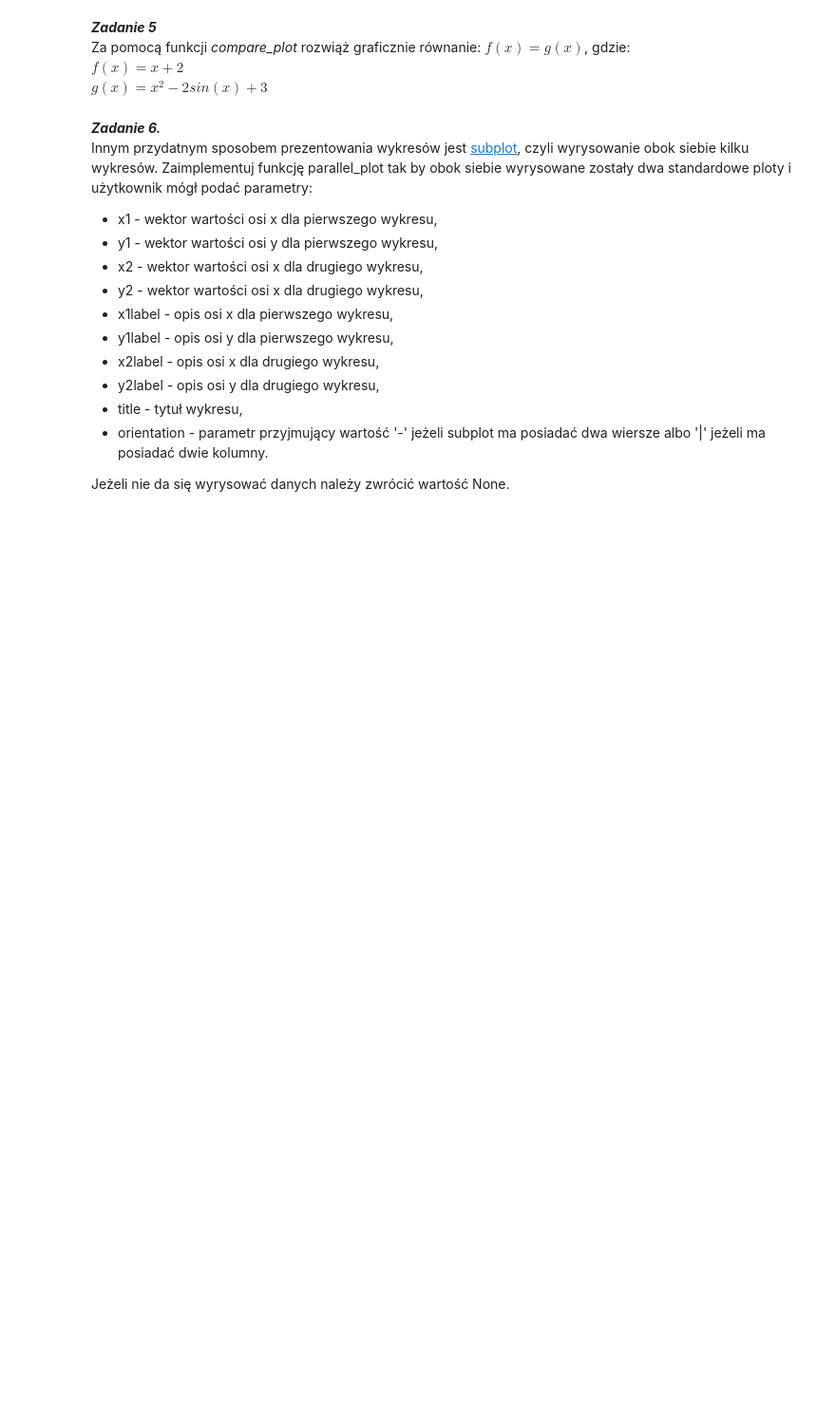
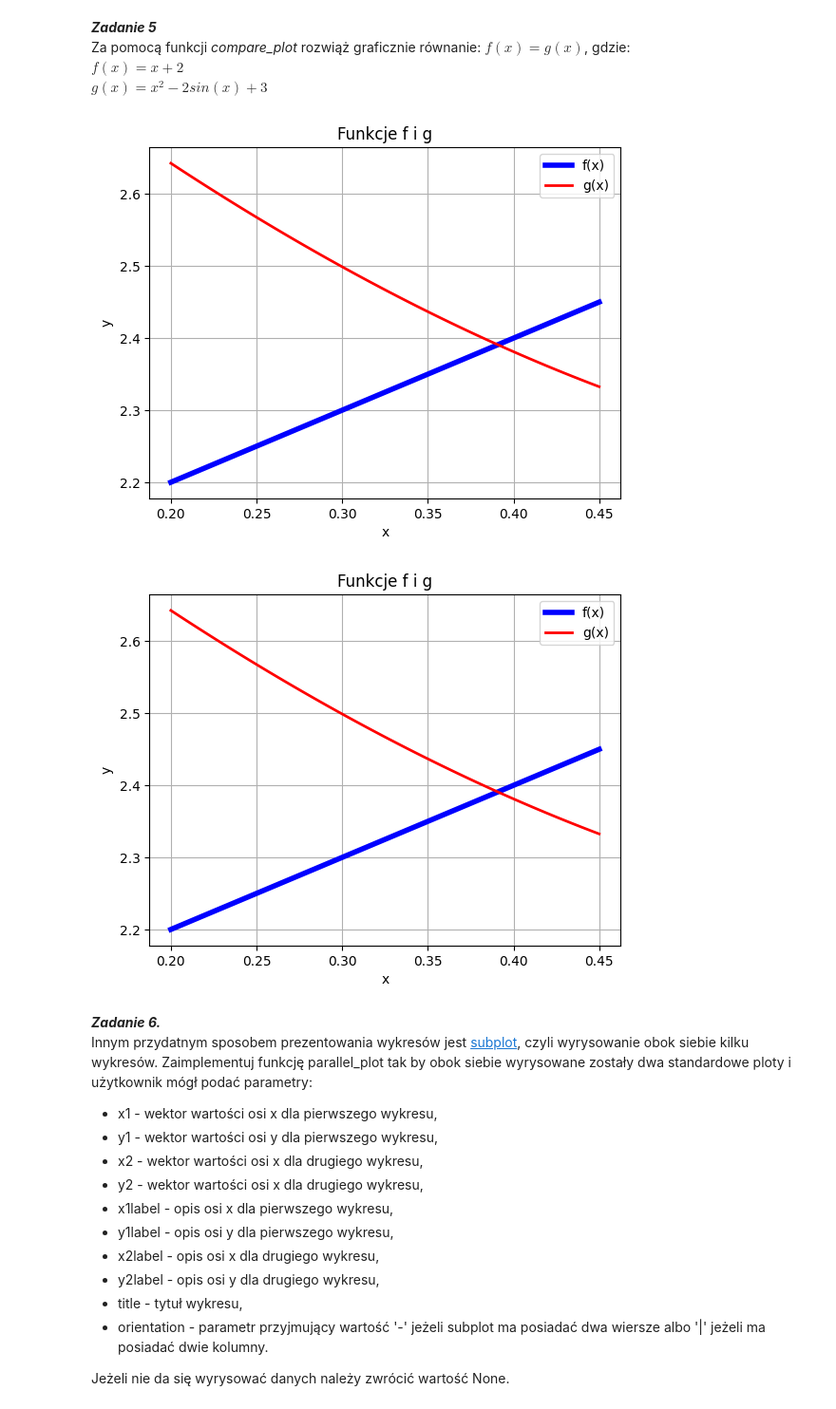
Before and after one commit to Igur7/MN-lab2, a Jupyter notebook: sprawozdanie.ipynb, the cells around one changed output. Shown at 95% size. Cells and saved outputs as stored; diff of their text form; code cells hidden in the pictures; blank space fills up the shorter version.

```diff
--- a/sprawozdanie.ipynb
+++ b/sprawozdanie.ipynb
@@ -135,6 +198,17 @@ Jeżeli nie da się wyrysować danych należy zwrócić wartość None.
 Za pomocą funkcji *compare\_plot* rozwiąż graficznie równanie: $f(x) = g(x)$, gdzie:
 $f(x) = x+2$
 $g(x) = x^2 -2sin(x) + 3$
+# %%
+def f(x):
+    return x + 2
+def g(x):
+    return x**2 -2* np.sin(x) + 3
+
+x = np.linspace(0.2,0.45)
+compare_plot(x, f(x), x , g(x), 'x', 'y', 'Funkcje f i g', 'f(x)', 'g(x)')
+# %% [output]
+[figure, added]
+[figure, added]
 # %% [markdown]
 ***Zadanie 6.***
 Innym przydatnym sposobem prezentowania wykresów jest [subplot](https://matplotlib.org/3.3.2/api/_as_gen/matplotlib.pyplot.subplot.html), czyli wyrysowanie obok siebie kilku wykresów. Zaimplementuj funkcję parallel_plot tak by obok siebie wyrysowane zostały dwa standardowe ploty i użytkownik mógł podać parametry:
```
Also changed, not shown: parts of 10 cells of this notebook, 1 other file.
